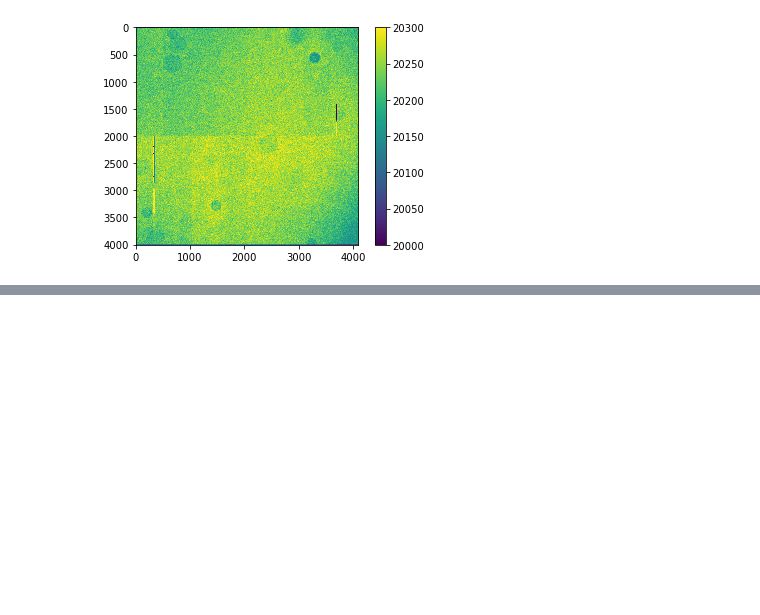
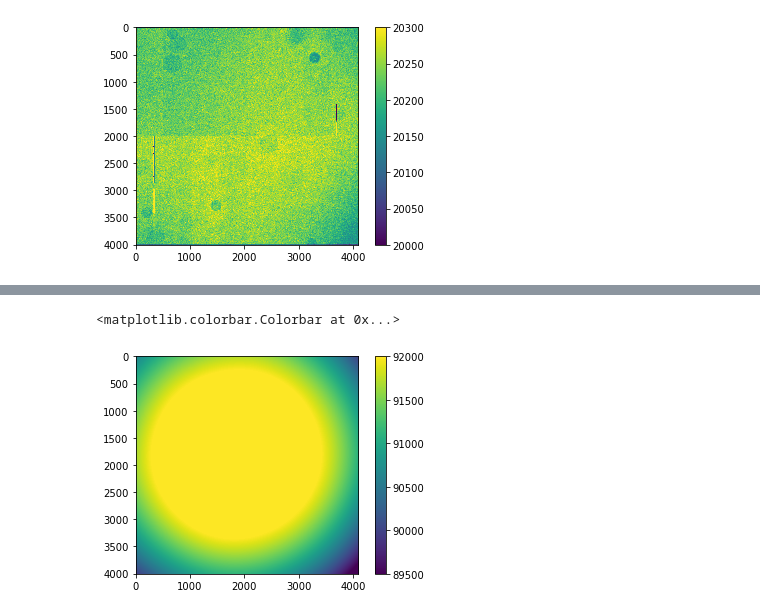
Before and after one commit to lsst-camera-dh/ccob-wb, a Jupyter notebook: notebooks/ccob_qe_analysis.ipynb, the cells around one changed output, grey strips where cells are left out. Saved outputs shown, nothing was run; the diff lists cells and outputs as text; code cells hidden in the pictures; blank space fills up the shorter version.

```diff
--- a/notebooks/ccob_qe_analysis.ipynb
+++ b/notebooks/ccob_qe_analysis.ipynb
@@ -187,0 +234,6 @@ plt.colorbar()
+# %%
+plt.imshow(QE.beam_image, vmin=89500, vmax=92000)
+plt.colorbar()
+# %% [output]
+<matplotlib.colorbar.Colorbar at 0x...>
+[figure, added]
```
Also changed, not shown: parts of 8 cells of this notebook, 4 other files.
